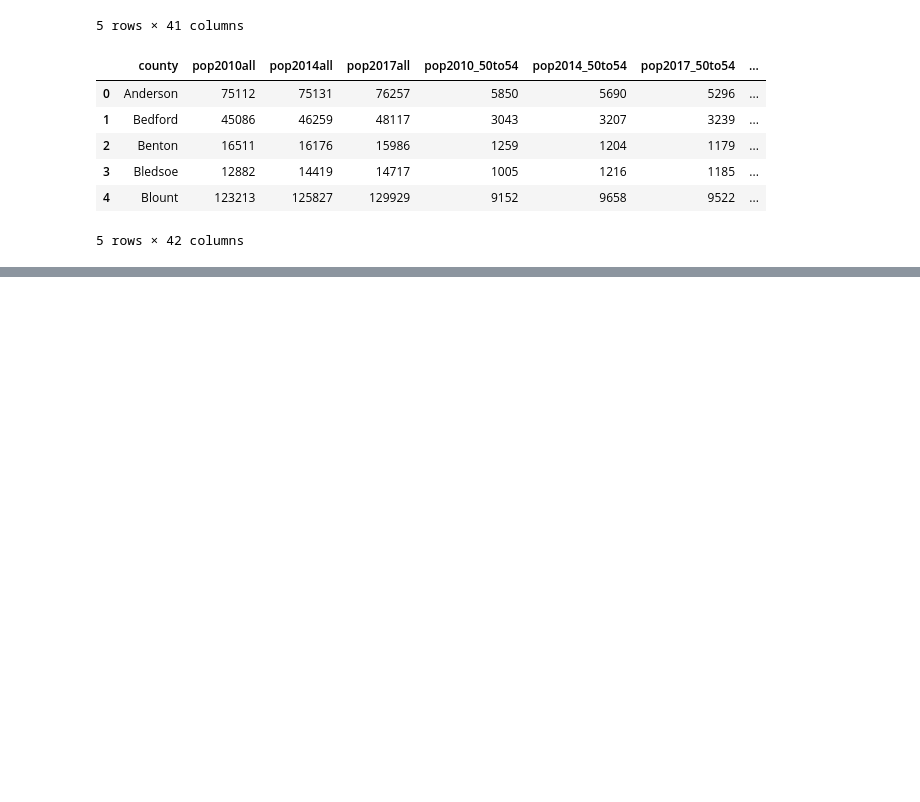
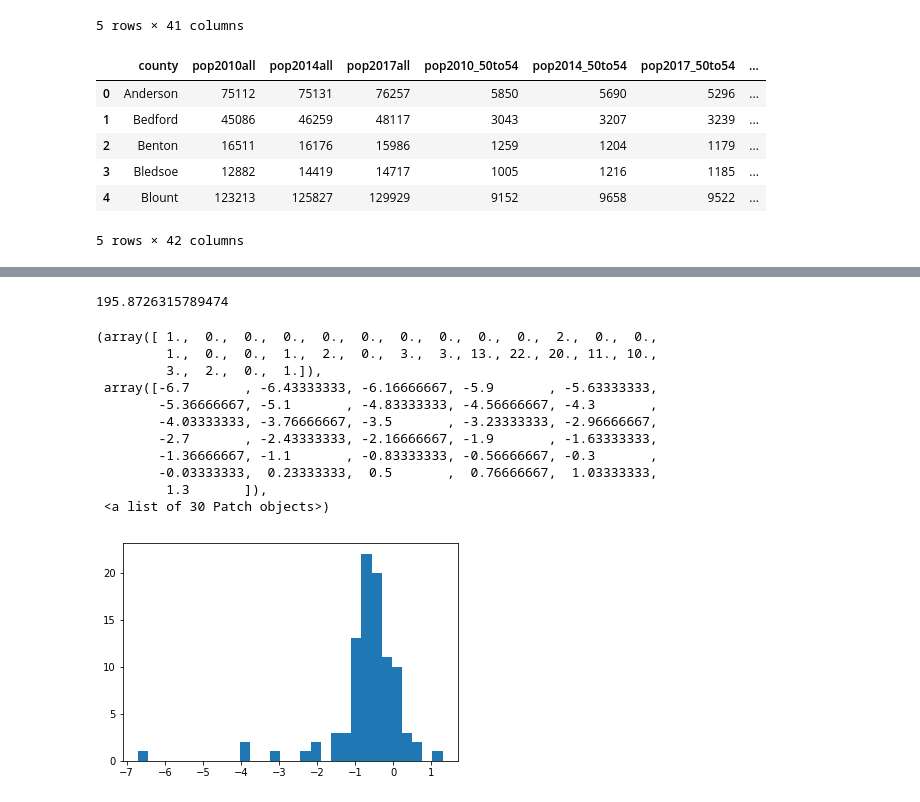
Before and after one commit to ncov/vanderbilt-aspire-data-essentials, a Jupyter notebook: data_essentials_project_090518.ipynb, the cells around one changed output, grey strips where cells are left out. Saved outputs shown, nothing was run; the diff lists cells and outputs as text; code cells hidden in the pictures; blank space fills up the shorter version.

Commit message:
first plot

```diff
--- a/data_essentials_project_090518.ipynb
+++ b/data_essentials_project_090518.ipynb
@@ -394,0 +423,4 @@ pop_and_cancer.head()
+# %%
+pop_and_cancer["death_rate"].mean()
+# %% [output]
+195.8726315789474
@@ -394,0 +430,15 @@ pop_and_cancer.head()
+# %%
+plt.hist(pop_and_cancer["death_trend"], bins = 30)
+# %% [output]
+(array([ 1.,  0.,  0.,  0.,  0.,  0.,  0.,  0.,  0.,  0.,  2.,  0.,  0.,
+         1.,  0.,  0.,  1.,  2.,  0.,  3.,  3., 13., 22., 20., 11., 10.,
+         3.,  2.,  0.,  1.]),
+ array([-6.7       , -6.43333333, -6.16666667, -5.9       , -5.63333333,
+        -5.36666667, -5.1       , -4.83333333, -4.56666667, -4.3       ,
+        -4.03333333, -3.76666667, -3.5       , -3.23333333, -2.96666667,
+        -2.7       , -2.43333333, -2.16666667, -1.9       , -1.63333333,
+        -1.36666667, -1.1       , -0.83333333, -0.56666667, -0.3       ,
+        -0.03333333,  0.23333333,  0.5       ,  0.76666667,  1.03333333,
+         1.3       ]),
+ <a list of 30 Patch objects>)
+[figure, added]
```
Also changed, not shown: parts of 5 cells of this notebook.
